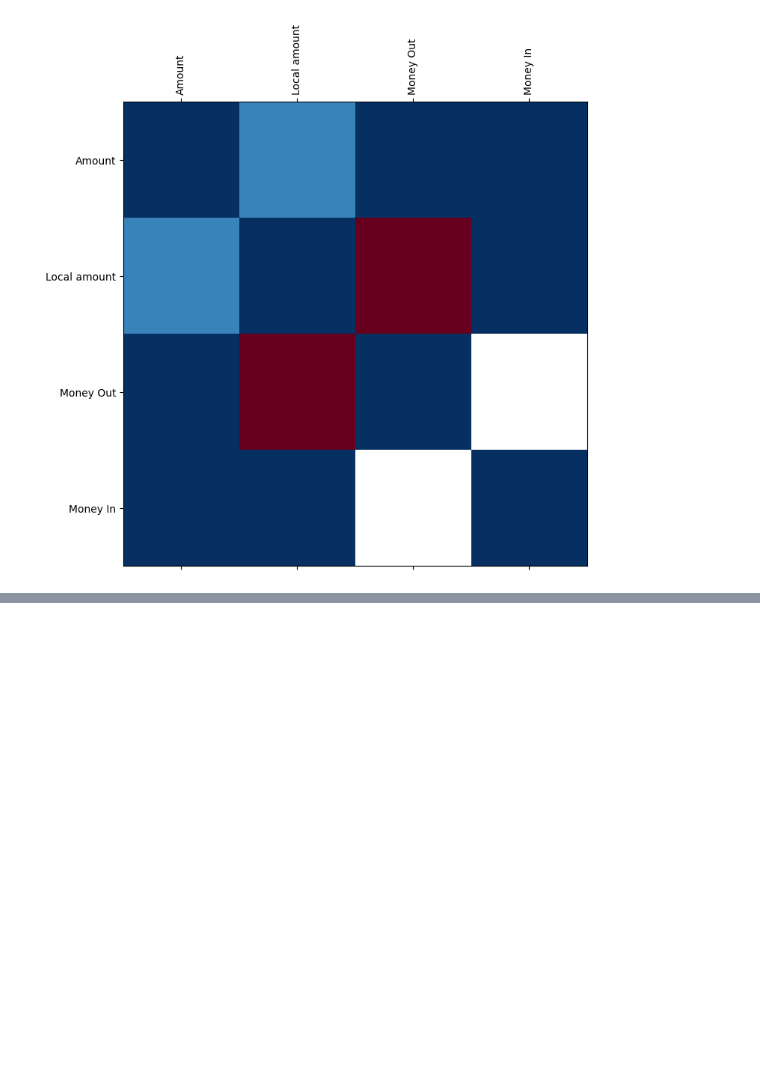
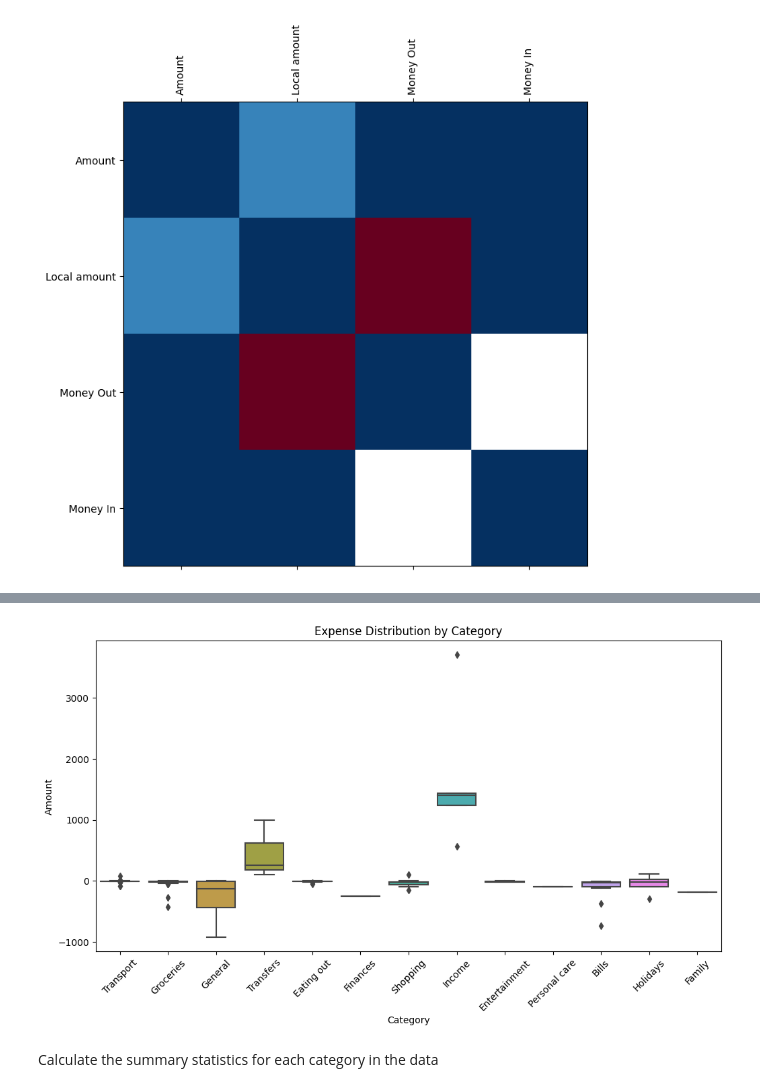
Before and after one commit to SoraBioDataSci/PortfolioDataSci, a Jupyter notebook: Project_Yearly_Expense_Analysis.ipynb, the cells around one changed output, grey strips where cells are left out. Drawn from its saved outputs; the diff is of its cells as text; code cells hidden in the pictures; blank space fills up the shorter version.

```diff
--- a/Project_Yearly_Expense_Analysis.ipynb
+++ b/Project_Yearly_Expense_Analysis.ipynb
@@ -131,0 +181,12 @@ plt.yticks(range(len(corr.columns)), corr.columns);
+# %%
+plt.figure(figsize=(12, 6))
+sns.boxplot(data=data, x='Category', y='Amount')
+plt.title('Expense Distribution by Category')
+plt.xlabel('Category')
+plt.ylabel('Amount')
+plt.xticks(rotation=45)
+plt.show()
+# %% [output]
+[figure, added]
+# %% [markdown]
+Calculate the summary statistics for each category in the data
```
Also changed, not shown: parts of 36 cells of this notebook.
